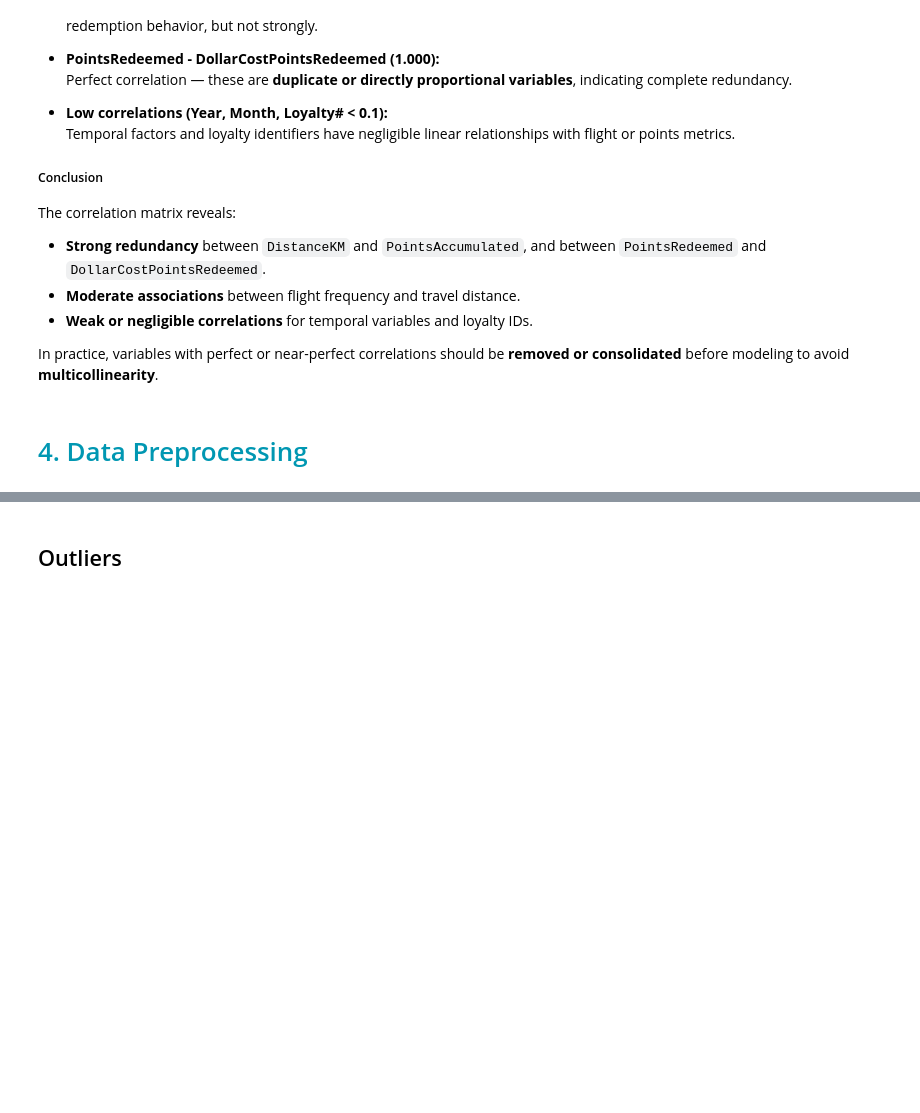
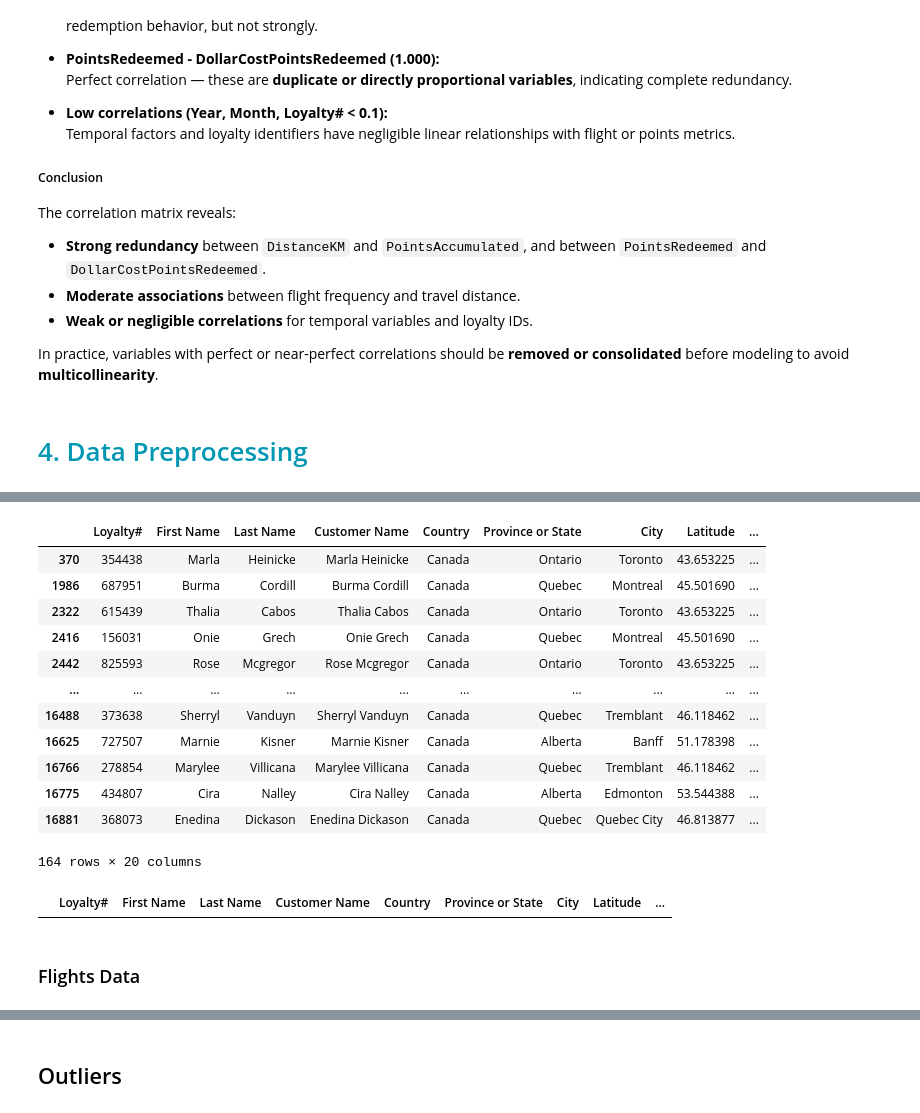
Before and after one commit to andrerangelferreira/DataMiningProject_AIAI_Group51, a Jupyter notebook: notebooks/Group51_EDA_Code.ipynb, the cells around one changed output, grey strips where cells are left out. Drawn from its saved outputs; the diff is of its cells as text; code cells hidden in the pictures; blank space fills up the shorter version.

```diff
--- a/notebooks/Group51_EDA_Code.ipynb
+++ b/notebooks/Group51_EDA_Code.ipynb
@@ -1000,0 +999,23 @@ Number of duplicate rows in FlightsDB: 2903
+# %%
+df_customers[df_customers['Loyalty#'].duplicated()]
+# %% [output]
+|  | Loyalty# | First Name | Last Name | Customer Name | Country | Province or State | City | Latitude | ... |
+| 370 | 354438 | Marla | Heinicke | Marla Heinicke | Canada | Ontario | Toronto | 43.653225 | ... |
+| 1986 | 687951 | Burma | Cordill | Burma Cordill | Canada | Quebec | Montreal | 45.501690 | ... |
+| 2322 | 615439 | Thalia | Cabos | Thalia Cabos | Canada | Ontario | Toronto | 43.653225 | ... |
+| 2416 | 156031 | Onie | Grech | Onie Grech | Canada | Quebec | Montreal | 45.501690 | ... |
+| 2442 | 825593 | Rose | Mcgregor | Rose Mcgregor | Canada | Ontario | Toronto | 43.653225 | ... |
+| ... | ... | ... | ... | ... | ... | ... | ... | ... | ... |
+| 16488 | 373638 | Sherryl | Vanduyn | Sherryl Vanduyn | Canada | Quebec | Tremblant | 46.118462 | ... |
+| 16625 | 727507 | Marnie | Kisner | Marnie Kisner | Canada | Alberta | Banff | 51.178398 | ... |
+| 16766 | 278854 | Marylee | Villicana | Marylee Villicana | Canada | Quebec | Tremblant | 46.118462 | ... |
+| 16775 | 434807 | Cira | Nalley | Cira Nalley | Canada | Alberta | Edmonton | 53.544388 | ... |
+| 16881 | 368073 | Enedina | Dickason | Enedina Dickason | Canada | Quebec | Quebec City | 46.813877 | ... |
+164 rows × 20 columns
+# %%
+df_clean = df_customers.drop_duplicates(subset='Loyalty#', keep='first')
+df_clean[df_clean['Loyalty#'].duplicated()]
+# %% [output]
+|  | Loyalty# | First Name | Last Name | Customer Name | Country | Province or State | City | Latitude | ... |
+# %% [markdown]
+### Flights Data
```
Also changed, not shown: parts of 127 cells of this notebook.
